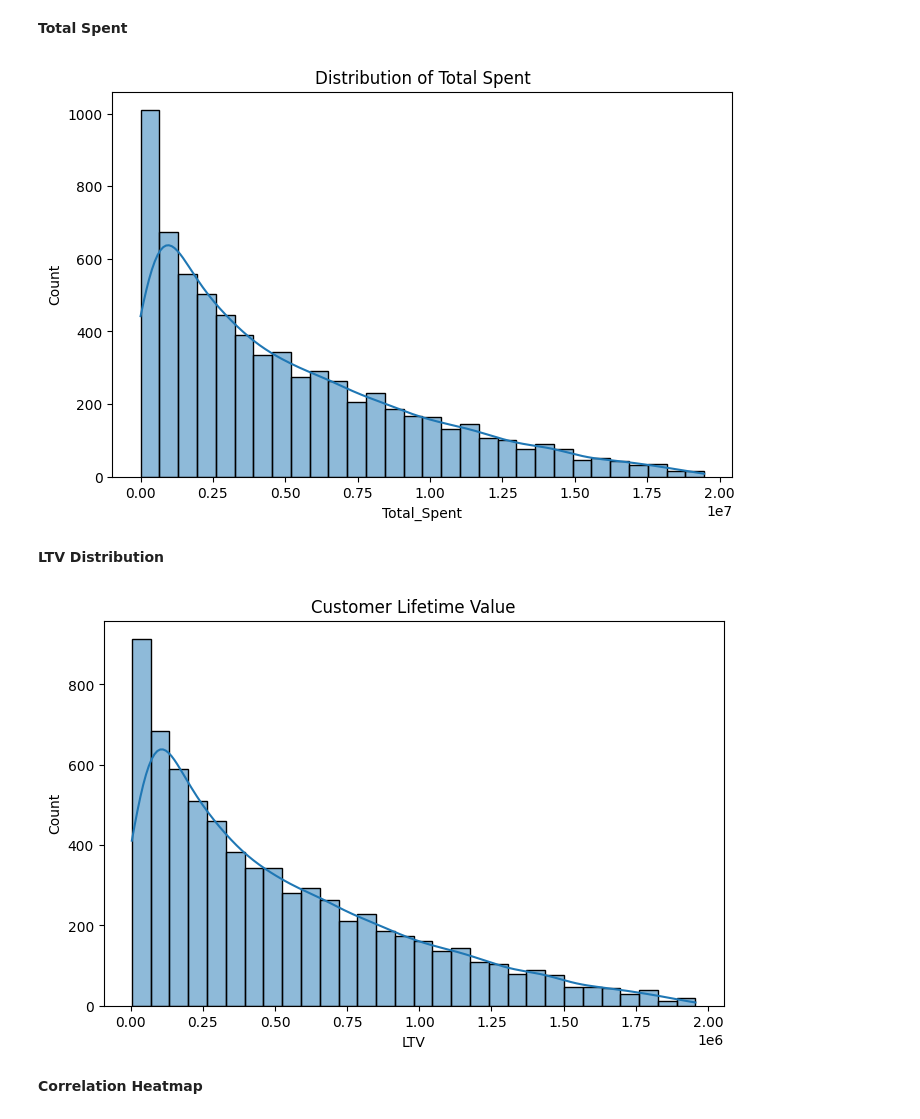
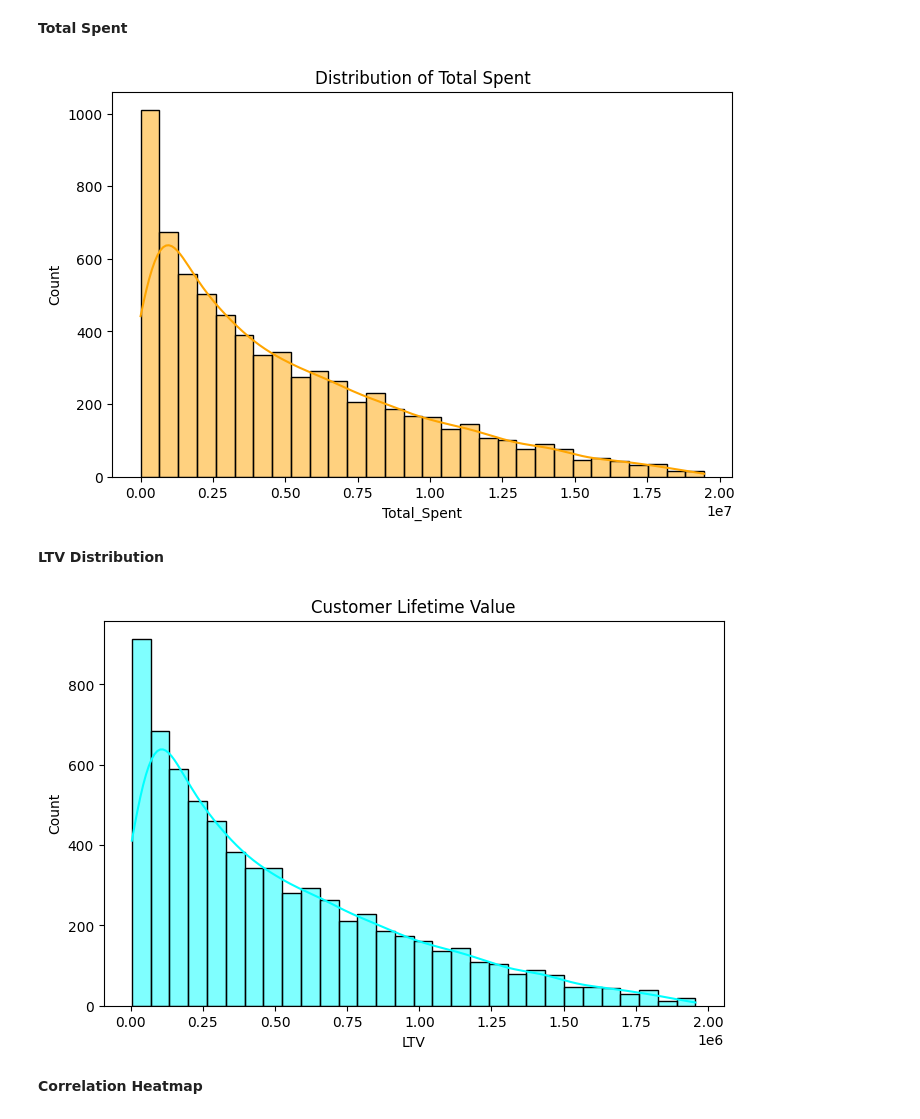
Before and after one commit to chilakala-jahnavi/Customer_Segmentation_and_CLV_Analysis, a Jupyter notebook: Customer_Segmentation_&_CLV_Analysis.ipynb, the cells around one changed output. Saved outputs shown, nothing was run; the diff lists cells and outputs as text; code cells hidden in the pictures.

```diff
--- a/Customer_Segmentation_&_CLV_Analysis.ipynb
+++ b/Customer_Segmentation_&_CLV_Analysis.ipynb
@@ -170,20 +171,20 @@ plt.show()
 **Total Spent**
 # %%
 plt.figure(figsize=(8,5))
-sns.histplot(df['Total_Spent'], bins=30, kde=True)
+sns.histplot(df['Total_Spent'], bins=30, kde=True,color="orange")
 plt.title('Distribution of Total Spent')
 plt.show()
 # %% [output]
-[figure, old version]
+[figure, new version]
 # %% [markdown]
 **LTV Distribution**
 # %%
 plt.figure(figsize=(8,5))
-sns.histplot(df['LTV'], bins=30, kde=True)
+sns.histplot(df['LTV'], bins=30, kde=True,color="aqua")
 plt.title('Customer Lifetime Value')
 plt.show()
 # %% [output]
-[figure, old version]
+[figure, new version]
 # %% [markdown]
 **Correlation Heatmap**
 # %%
```
Also changed, not shown: parts of 3 cells of this notebook.
